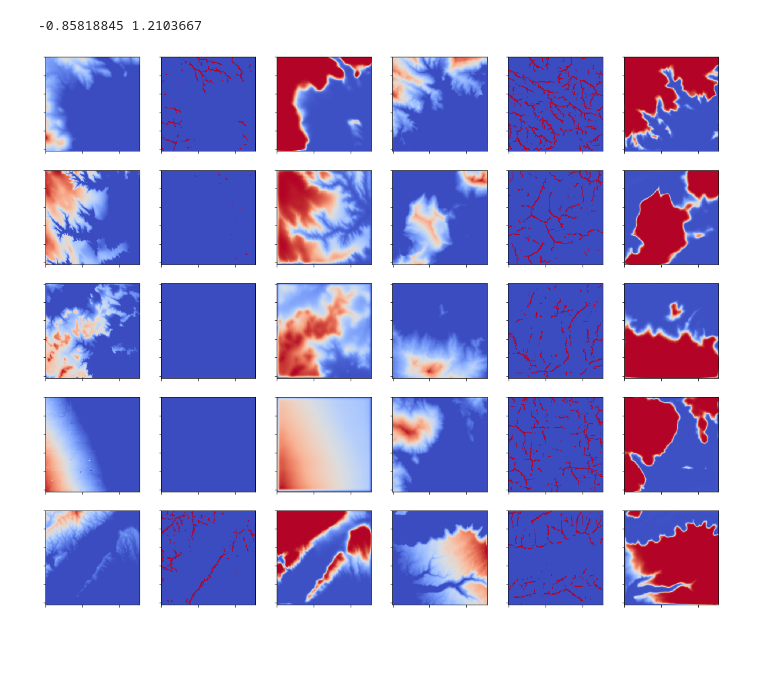
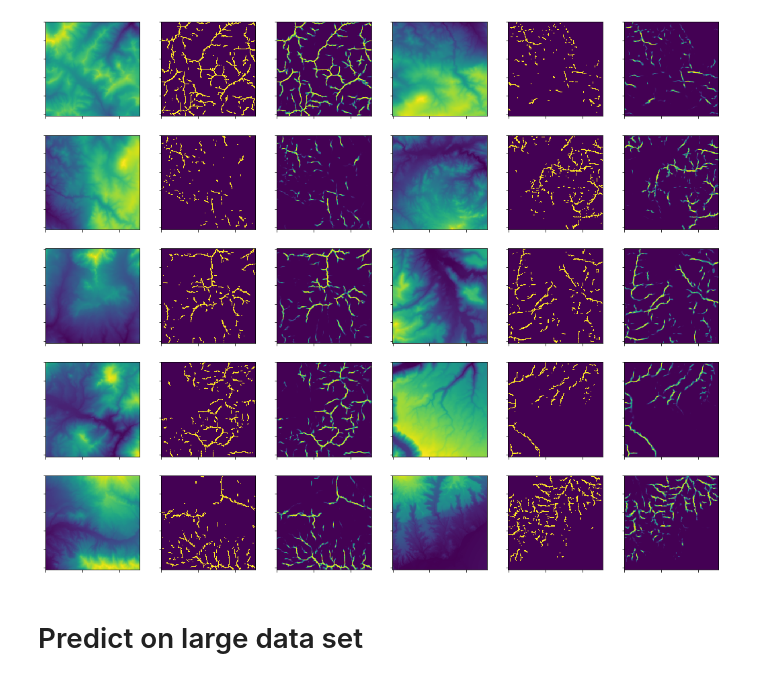
Before and after one commit to mikeskaug/ridges, a Jupyter notebook: notebooks/predictions.ipynb, the cells around one changed output. Cells and saved outputs as stored; diff of their text form; code cells hidden in the pictures; blank space fills up the shorter version.

```diff
--- a/notebooks/predictions.ipynb
+++ b/notebooks/predictions.ipynb
@@ -45,8 +48,8 @@ def load_subset(data_dir, N=None, frac=None, random=True, seed=1):
 
     return np.expand_dims(np.stack(data), axis=3)
 
-def stadardize(featurewise_std, batch):
+def standardize(featurewise_std, batch):
     batch -= batch.mean(axis=(1,2), keepdims=True)
     batch /= featurewise_std
-    print(batch.min(), batch.max())
+
     return batch
@@ -57,3 +56,6 @@ model = stacked_multi_scale(input_img, n_filters=16, batchnorm=False, logits=Fal
+# %%
+input_img = Input((*IMAGE_SIZE, 1), name='img')
+model = HED(input_img)
 # %%
 # load weights
-model.load_weights('/Users/mikeskaug/Documents/personal/ridges/output/checkpoint/2020-03-24T21:35/weights.06-1.00.hdf5')
+model.load_weights('/Users/mikeskaug/Documents/personal/ridges/output/checkpoint/2020-06-18T21:32/weights.20-0.07.hdf5')
@@ -72,8 +61,0 @@ image_datagen = ImageDataGenerator(
-# %%
-# predict
-predict_batch = load_subset(os.path.join(ELEVATION_TIF_DIR, 'sub'), N=10)
-masks = load_subset(os.path.join(MASK_TIF_DIR, 'sub'), N=10)
-normalized_predict_batch = image_datagen.standardize(predict_batch)
-predictions = model.predict_on_batch(normalized_predict_batch)
-# %% [output]
--0.85818845 1.2103667
@@ -80,18 +94,27 @@ predictions = model.predict_on_batch(normalized_predict_batch)
+# %%
+# predict
+N = 10
+predict_batch = validation_data[0][:N,:,:,:]
+masks = validation_data[1][0][:N,:,:,:]
+predictions = model.predict_on_batch(predict_batch)
 # %%
-all_images = np.empty((30,256,256,1), dtype=predictions.dtype)
-all_images[0::3,:,:,:] = normalized_predict_batch
+output = 4
+all_images = np.empty((30,256,256,1), dtype=predictions[output].dtype)
+all_images[0::3,:,:,:] = predict_batch
 all_images[1::3,:,:,:] = masks
-all_images[2::3,:,:,:] = predictions
+all_images[2::3,:,:,:] = predictions[output]
 
 grid_width = 6
 grid_height = int(all_images.shape[0] / grid_width)
 fig, axs = plt.subplots(grid_height, grid_width, figsize=(18, 15))
 for i in range(grid_height*grid_width):
     ax = axs[int(i / grid_width), i % grid_width]
-    ax.imshow((all_images[i, :, :, :].reshape((256, 256))), cmap='coolwarm', vmin=0, )
+    ax.imshow((all_images[i, :, :, :].reshape((256, 256))), cmap='viridis', ) #vmin=0, # coolwarm
     ax.set_yticklabels([])
     ax.set_xticklabels([])
 #     ax.imshow(mask, alpha=0.3, cmap="Greens")
 #     ax.imshow(pred, alpha=0.3, cmap="OrRd")
 # %% [output]
-[figure, old version]
+[figure, new version]
+# %% [markdown]
+# Predict on large data set
```
Also changed, not shown: parts of 9 cells of this notebook, 3 other files.
